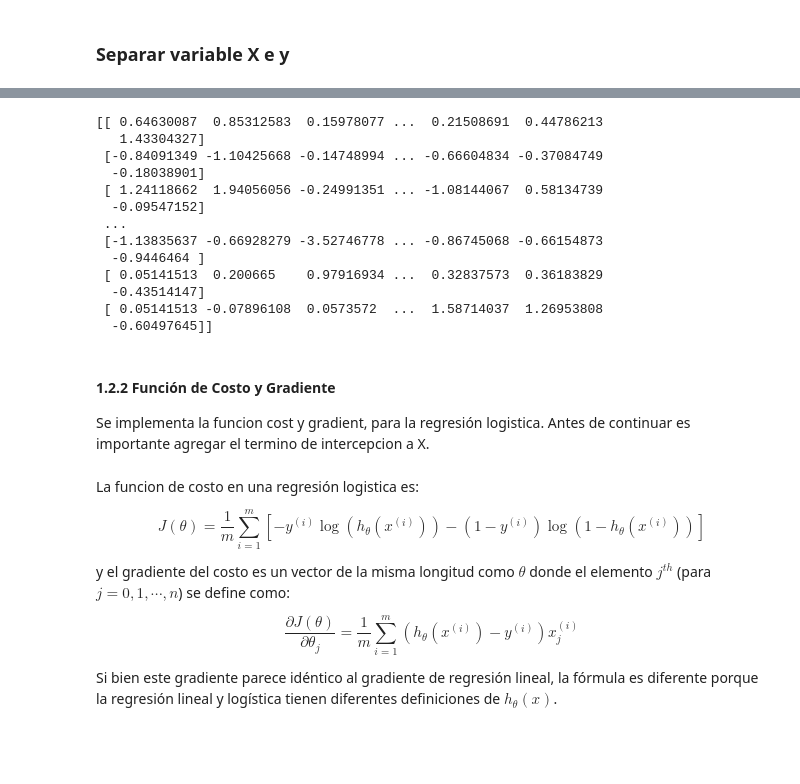
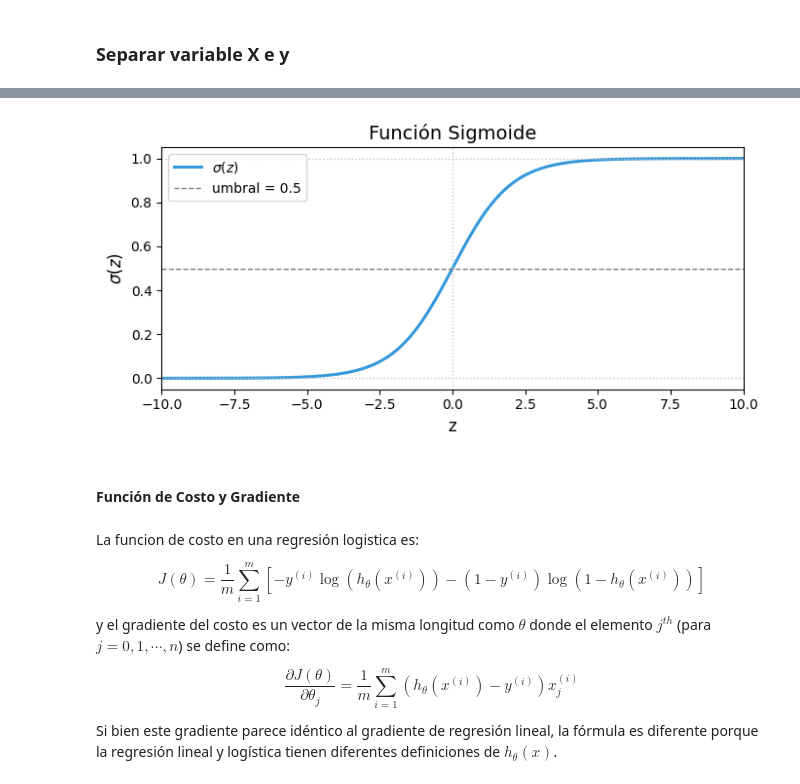
Before and after one commit to xKevin441/SIS420-IA-Kevin-Tarqui, a Jupyter notebook: Laboratorio 02 Regresión logística.ipynb, the cells around one changed output, grey strips where cells are left out. Cells and saved outputs as stored; diff of their text form; code cells hidden in the pictures; blank space fills up the shorter version.

```diff
--- a/Laboratorio 02 Regresión logística.ipynb
+++ b/Laboratorio 02 Regresión logística.ipynb
@@ -157,21 +143,0 @@ X_norm, mu, sigma = featureNormalize(X)
-# %%
-print(X_norm)
-# %% [output]
-[[ 0.64630087  0.85312583  0.15978077 ...  0.21508691  0.44786213
-   1.43304327]
- [-0.84091349 -1.10425668 -0.14748994 ... -0.66604834 -0.37084749
-  -0.18038901]
- [ 1.24118662  1.94056056 -0.24991351 ... -1.08144067  0.58134739
-  -0.09547152]
- ...
- [-1.13835637 -0.66928279 -3.52746778 ... -0.86745068 -0.66154873
-  -0.9446464 ]
- [ 0.05141513  0.200665    0.97916934 ...  0.32837573  0.36183829
-  -0.43514147]
- [ 0.05141513 -0.07896108  0.0573572  ...  1.58714037  1.26953808
-  -0.60497645]]
-# %% [markdown]
-<a id="section2"></a>
-#### 1.2.2 Función de Costo y Gradiente
-
-Se implementa la funcion cost y gradient, para la regresión logistica. Antes de continuar es importante agregar el termino de intercepcion a X.
@@ -184,3 +144,25 @@ X = np.concatenate([np.ones((m, 1)), X_norm], axis=1)
+# %%
+z_vals  = np.linspace(-10, 10, 400)
+sig_out = sigmoid(z_vals)
+
+fig, ax = plt.subplots(figsize=(7, 3.5))
+ax.plot(z_vals, sig_out, color='#3498db', linewidth=2.2, label=r'$\sigma(z)$')
+ax.axhline(0.5, color='gray', linestyle='--', linewidth=1, label='umbral = 0.5')
+ax.axhline(1.0, color='#bdc3c7', linestyle=':', linewidth=1)
+ax.axhline(0.0, color='#bdc3c7', linestyle=':', linewidth=1)
+ax.axvline(0,   color='#bdc3c7', linestyle=':', linewidth=1)
+ax.set_xlabel('z', fontsize=12)
+ax.set_ylabel(r'$\sigma(z)$', fontsize=12)
+ax.set_title('Función Sigmoide', fontsize=14)
+ax.legend()
+ax.set_xlim(-10, 10)
+ax.set_ylim(-0.05, 1.05)
+plt.tight_layout()
+plt.show()
+# %% [output]
+[figure, added]
+# %% [markdown]
+#### Función de Costo y Gradiente
 # %% [markdown]
 La funcion de costo en una regresión logistica es:
 
```
Also changed, not shown: parts of 31 cells of this notebook.
